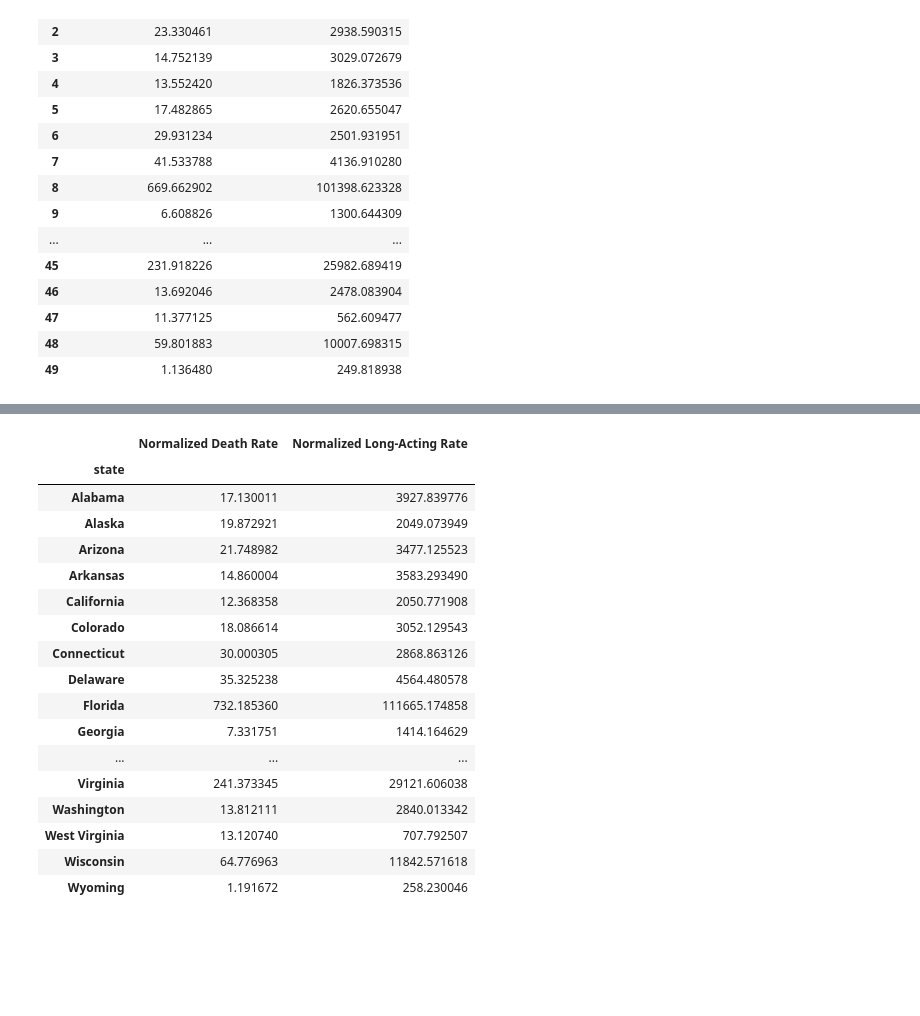
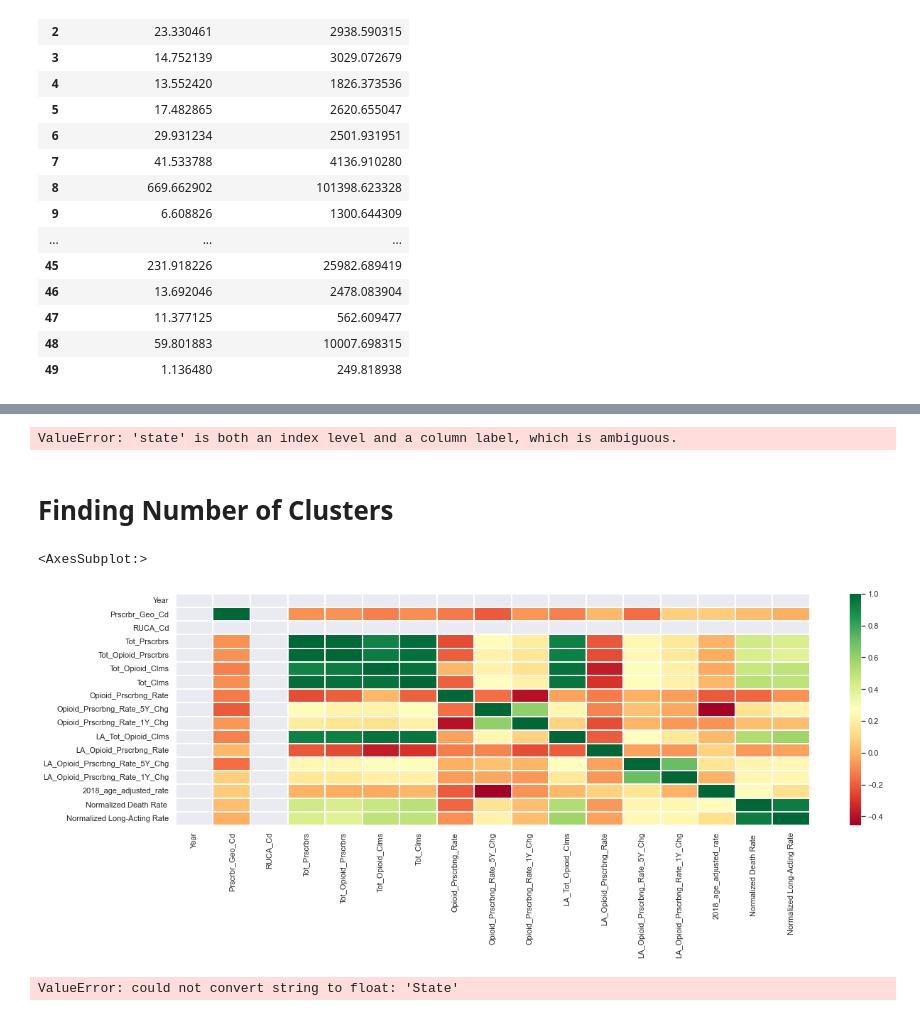
Before and after one commit to irvingjacob/DSPFinalProj, a Jupyter notebook: FinalProject.ipynb, the cells around one changed output, grey strips where cells are left out. Drawn from its saved outputs; the diff is of its cells as text; code cells hidden in the pictures; blank space fills up the shorter version.

```diff
--- a/FinalProject.ipynb
+++ b/FinalProject.ipynb
@@ -689,0 +711,5 @@ norm_stats2018.reset_index(drop = True)
+# %%
+norm_stats2018.index = state_list
+state_2018 = pd.merge(state_2018, norm_stats2018, on='state')
+state_2018.index = state_list
+state_2018
@@ -690,24 +736,9 @@ norm_stats2018.reset_index(drop = True)
 # %%
-state_2018 = norm_stats
-state_2018.index = state_list
-#state_2017 = pd.merge(state_2017, norm_stats, left_index = True, right_index = True)
-state_2018
+#norm_stats2018.index = state_list
+#state_2018 = pd.merge(state_2017, norm_stats, on='state')
+#state_2018.index = state_list
+#state_2018
 # %% [output]
-|  | Normalized Death Rate | Normalized Long-Acting Rate |
-| state |  |  |
-| Alabama | 17.130011 | 3927.839776 |
-| Alaska | 19.872921 | 2049.073949 |
-| Arizona | 21.748982 | 3477.125523 |
-| Arkansas | 14.860004 | 3583.293490 |
-| California | 12.368358 | 2050.771908 |
-| Colorado | 18.086614 | 3052.129543 |
-| Connecticut | 30.000305 | 2868.863126 |
-| Delaware | 35.325238 | 4564.480578 |
-| Florida | 732.185360 | 111665.174858 |
-| Georgia | 7.331751 | 1414.164629 |
-| ... | ... | ... |
-| Virginia | 241.373345 | 29121.606038 |
-| Washington | 13.812111 | 2840.013342 |
-| West Virginia | 13.120740 | 707.792507 |
-| Wisconsin | 64.776963 | 11842.571618 |
-| Wyoming | 1.191672 | 258.230046 |
+ValueError: 'state' is both an index level and a column label, which is ambiguous.
+# %% [markdown]
+# Finding Number of Clusters
@@ -713,0 +749,14 @@ state_2018
+# %%
+sns.heatmap(state_2018.corr(), cmap ='RdYlGn', linewidths = 0.30, annot = False)
+# %% [output]
+<AxesSubplot:>
+[figure, added]
+# %%
+kmeans = KMeans(n_clusters=3).fit(state_2018.values)
+print(kmeans, "\n")
+print(np.unique(kmeans.labels_, return_counts=True))
+print(kmeans.cluster_centers_)
+kmeans_3 = pd.DataFrame(kmeans.labels_, columns=['cluster'])
+print(kmeans_3)
+# %% [output]
+ValueError: could not convert string to float: 'State'
```
Also changed, not shown: parts of 5 cells of this notebook.
